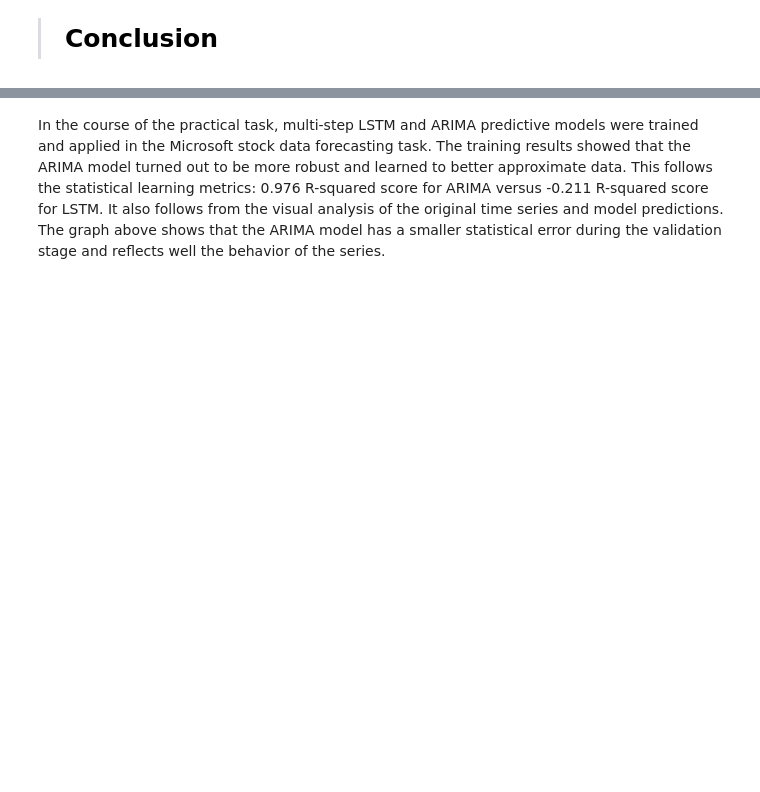
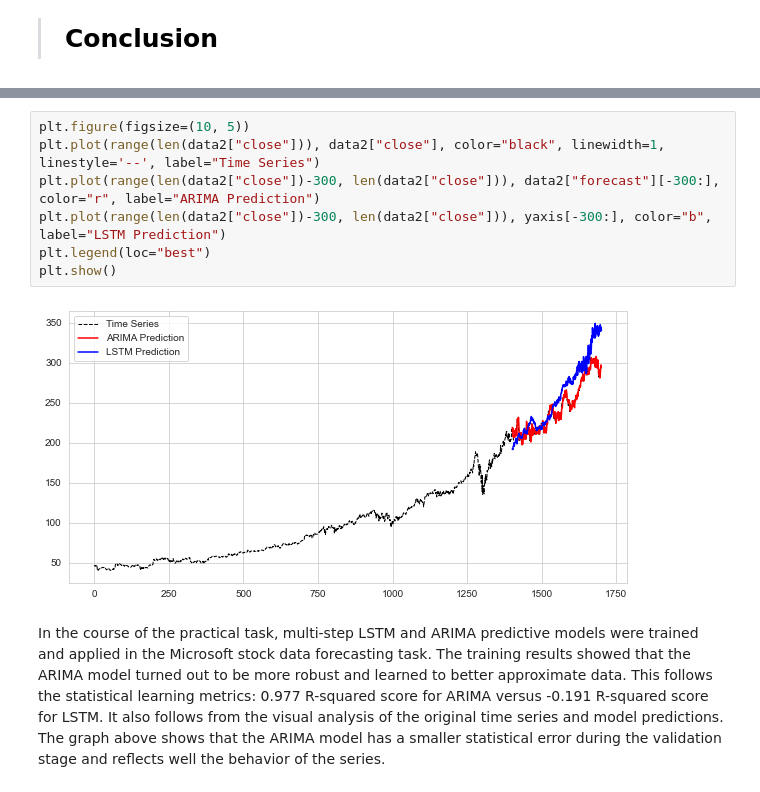
Before and after one commit to mdvdv/advanced-machine-learning-technologies, a Jupyter notebook: TASK 1/main.ipynb, the cells around one changed output, grey strips where cells are left out. Drawn from its saved outputs; the diff is of its cells as text; blank space fills up the shorter version.

Commit message:
Updated Task 1 and addded Taks 4

```diff
--- a/TASK 1/main.ipynb
+++ b/TASK 1/main.ipynb
@@ -553,2 +556,11 @@ plt.show()
+# %%
+plt.figure(figsize=(10, 5))
+plt.plot(range(len(data2["close"])), data2["close"], color="black", linewidth=1, linestyle='--', label="Time Series")
+plt.plot(range(len(data2["close"])-300, len(data2["close"])), data2["forecast"][-300:], color="r", label="ARIMA Prediction")
+plt.plot(range(len(data2["close"])-300, len(data2["close"])), yaxis[-300:], color="b", label="LSTM Prediction")
+plt.legend(loc="best")
+plt.show()
+# %% [output]
+[figure, added]
 # %% [markdown]
-In the course of the practical task, multi-step LSTM and ARIMA predictive models were trained and applied in the Microsoft stock data forecasting task. The training results showed that the ARIMA model turned out to be more robust and learned to better approximate data. This follows the statistical learning metrics: 0.976 R-squared score for ARIMA versus -0.211 R-squared score for LSTM. It also follows from the visual analysis of the original time series and model predictions. The graph above shows that the ARIMA model has a smaller statistical error during the validation stage and reflects well the behavior of the series.
+In the course of the practical task, multi-step LSTM and ARIMA predictive models were trained and applied in the Microsoft stock data forecasting task. The training results showed that the ARIMA model turned out to be more robust and learned to better approximate data. This follows the statistical learning metrics: 0.977 R-squared score for ARIMA versus -0.191 R-squared score for LSTM. It also follows from the visual analysis of the original time series and model predictions. The graph above shows that the ARIMA model has a smaller statistical error during the validation stage and reflects well the behavior of the series.
```
Also changed, not shown: parts of 11 cells of this notebook, 23 other files.
